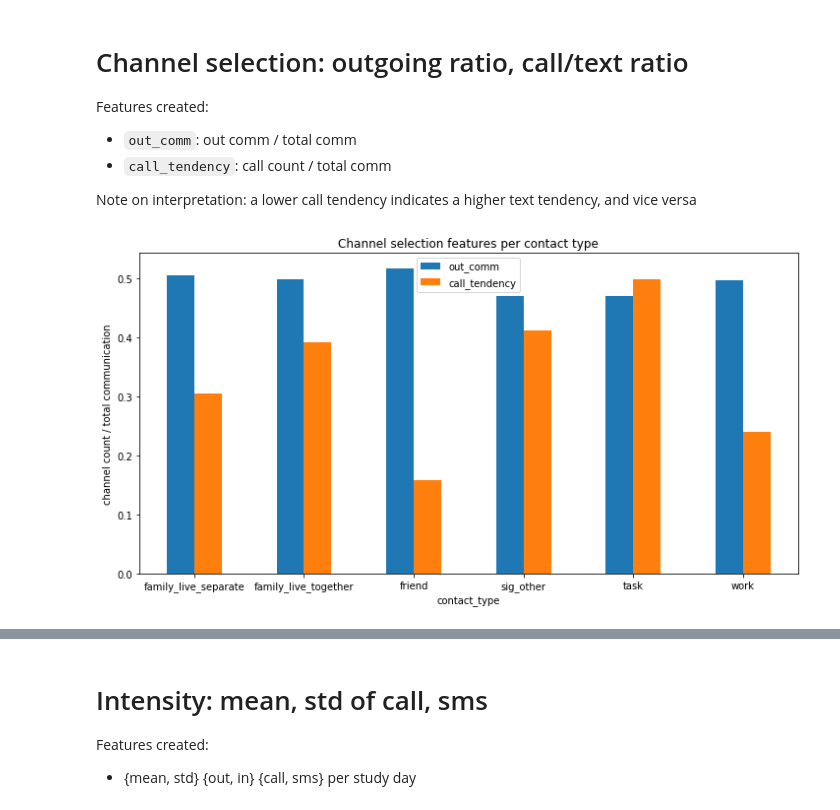
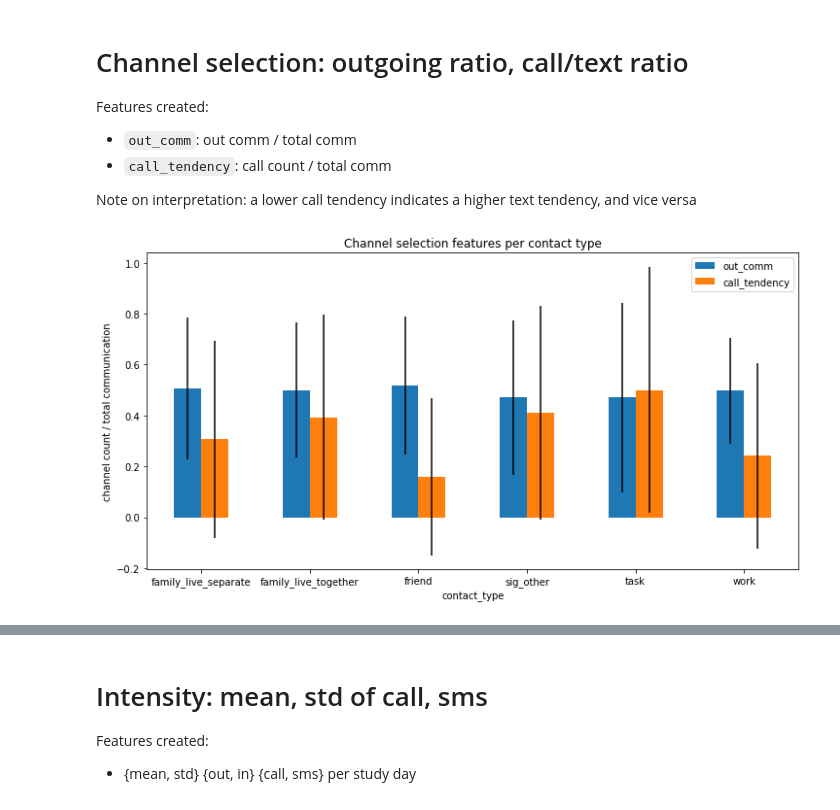
Before and after one commit to tliu526/relationship-prediction, a Jupyter notebook: feature_extract/feature_extract.ipynb, the cells around one changed output, grey strips where cells are left out. Cells and saved outputs as stored; diff of their text form; code cells hidden in the pictures.

Commit message:
adds feature extract plots

```diff
--- a/feature_extract/feature_extract.ipynb
+++ b/feature_extract/feature_extract.ipynb
@@ -181,9 +230,10 @@ Features created:
 Note on interpretation: a lower call tendency indicates a higher text tendency, and vice versa
 # %%
 channel_select_mean = comm_features.groupby('contact_type')[['out_comm', 'call_tendency']].mean()
-channel_select_mean.plot.bar(rot=0)
+channel_select_std = comm_features.groupby('contact_type')[['out_comm', 'call_tendency']].std()
+channel_select_mean.plot.bar(rot=0, yerr=channel_select_std)
 plt.title("Channel selection features per contact type")
 plt.ylabel("channel count / total communication")
 plt.show()
 # %% [output]
-[figure, old version]
+[figure, new version]
```
Also changed, not shown: parts of 24 cells of this notebook, 1 other file.
